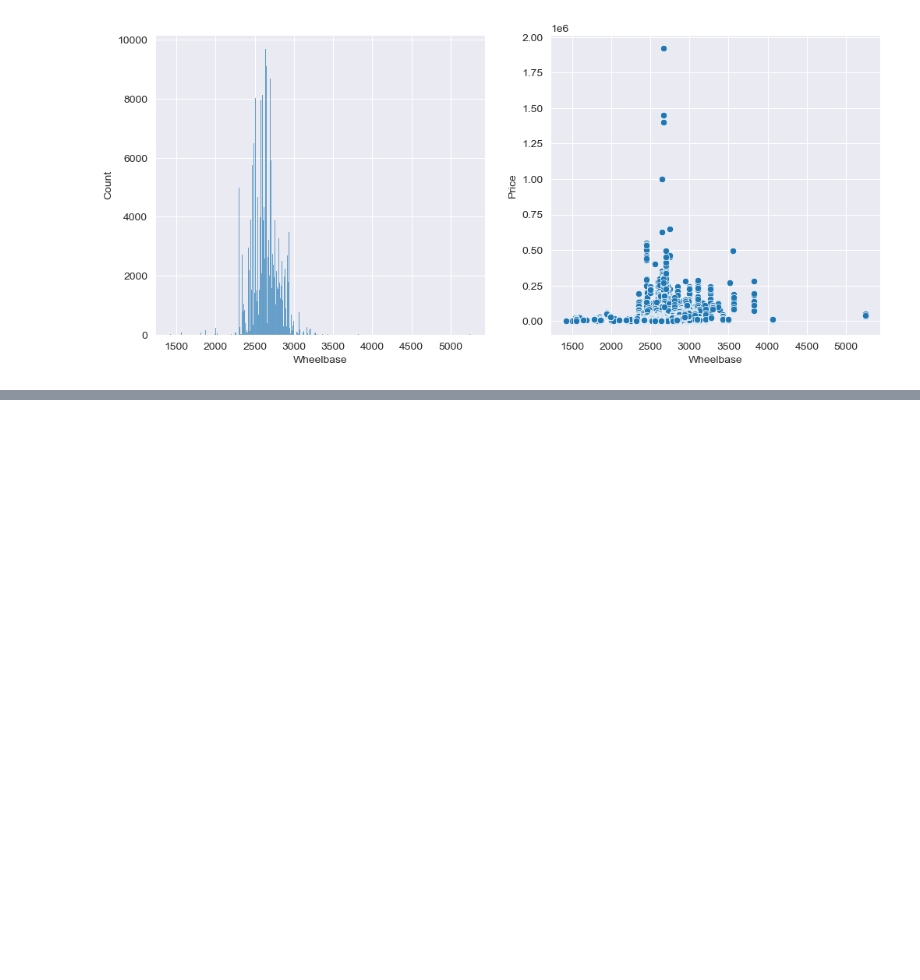
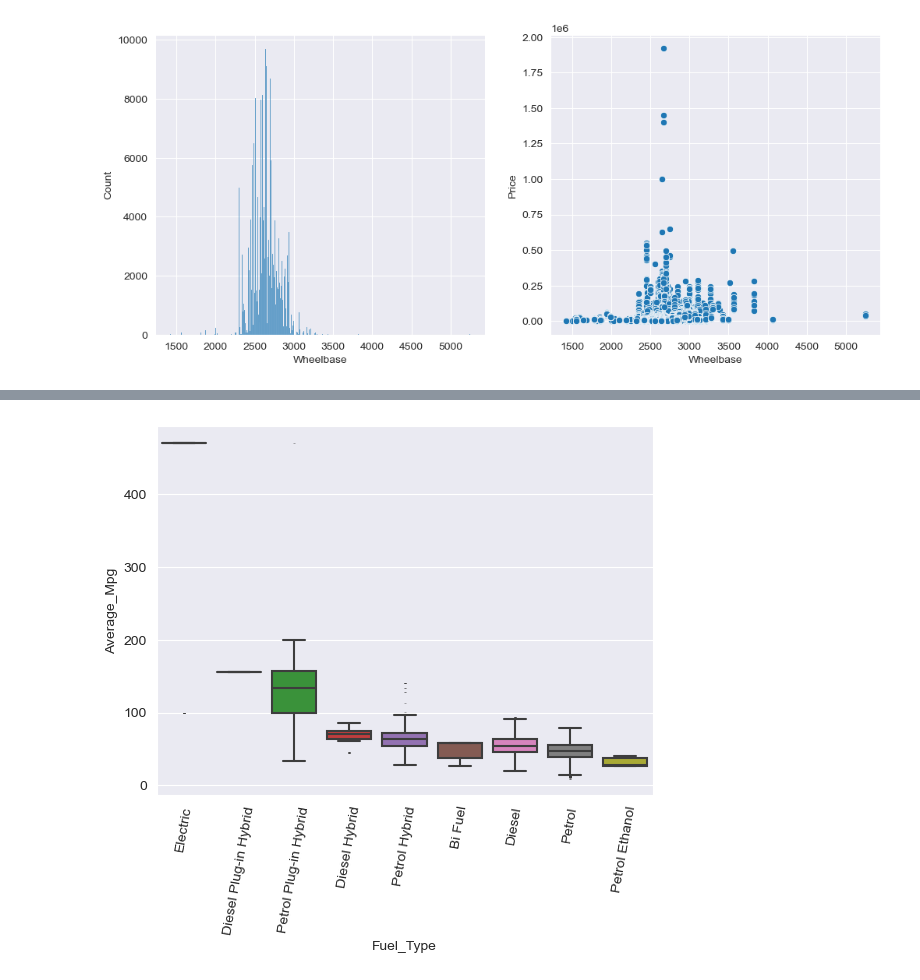
Before and after one commit to maciej-polcyn/data-processing-capstone-project, a Jupyter notebook: visualizations.ipynb, the cells around one changed output, grey strips where cells are left out. Cells and saved outputs as stored; diff of their text form; code cells hidden in the pictures; blank space fills up the shorter version.

```diff
--- a/visualizations.ipynb
+++ b/visualizations.ipynb
@@ -597,0 +608,7 @@ sns.scatterplot(data=df, x="Wheelbase", y="Price", ax=axes[1])
+# %%
+labels = df.groupby("Fuel_Type")["Average_Mpg"].median().sort_values(ascending=False).index
+sns.boxplot(data=df, x="Fuel_Type", y="Average_Mpg", fliersize=0.1, order=labels)
+plt.xticks(rotation=80)
+plt.show()
+# %% [output]
+[figure, added]
```
Also changed, not shown: parts of 3 cells of this notebook, 1 other file.
